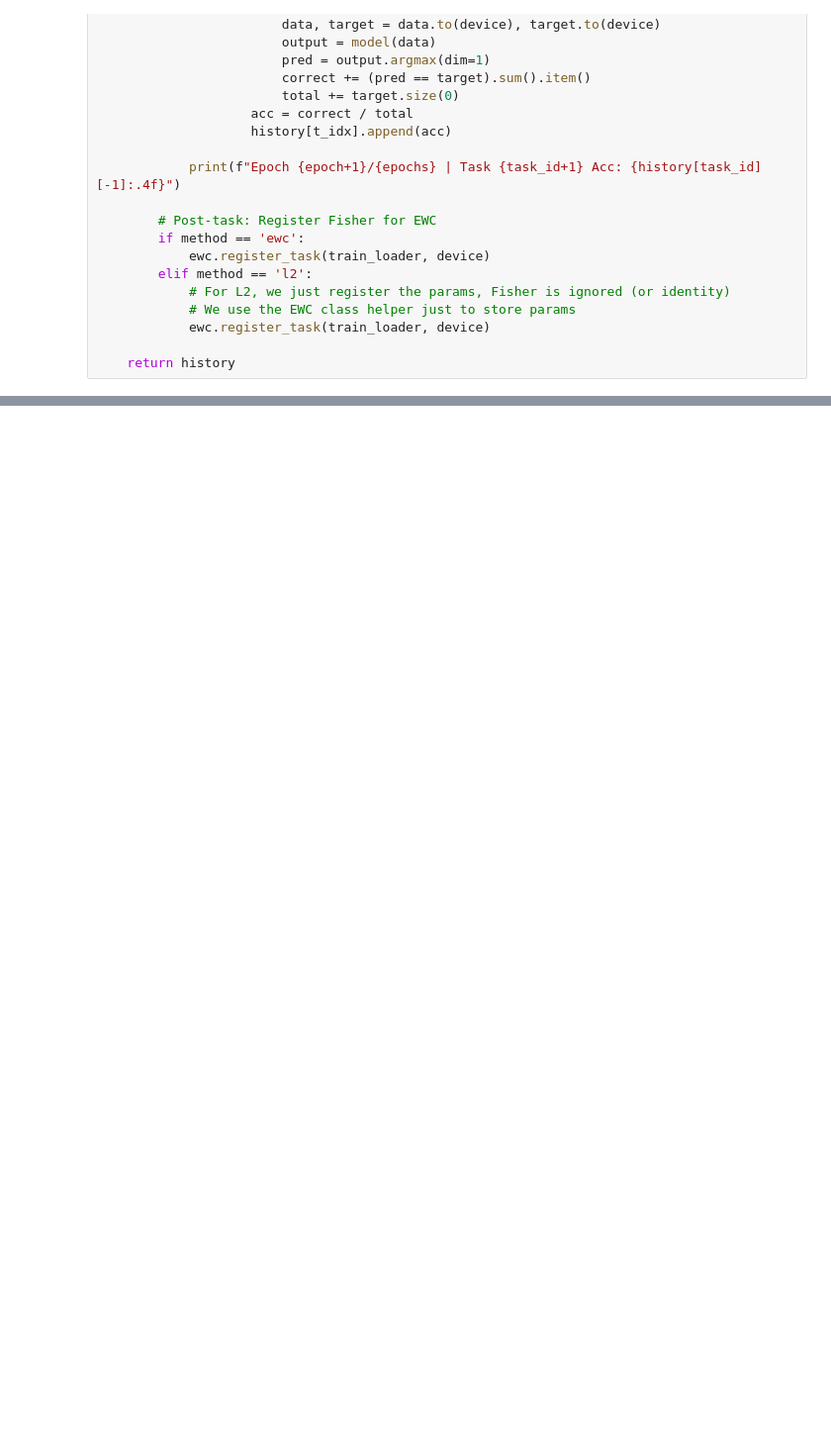
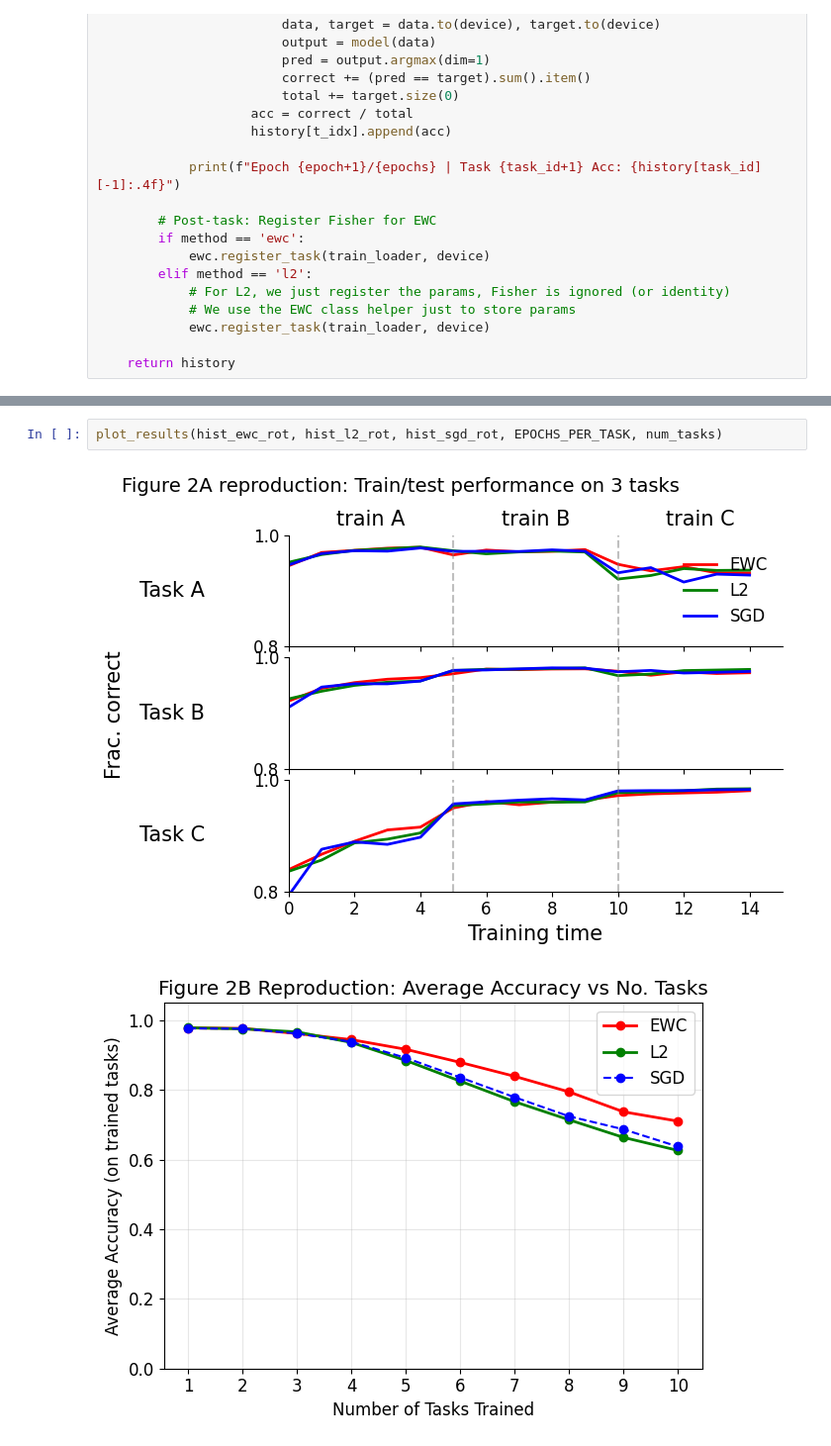
Before and after one commit to ri-ru/elastic-weight-consolidation, a Jupyter notebook: FOIL_Project_Attempt_Rotated_finally.ipynb, the cells around one changed output, grey strips where cells are left out. Shown at 99% size. Saved outputs shown, nothing was run; the diff lists cells and outputs as text; blank space fills up the shorter version.

```diff
--- a/FOIL_Project_Attempt_Rotated_finally.ipynb
+++ b/FOIL_Project_Attempt_Rotated_finally.ipynb
@@ -586,0 +490,5 @@ plt.show()
+# %%
+plot_results(hist_ewc_rot, hist_l2_rot, hist_sgd_rot, EPOCHS_PER_TASK, num_tasks)
+# %% [output]
+[figure, added]
+[figure, added]
```
Also changed, not shown: parts of 22 cells of this notebook, 1 other file.
